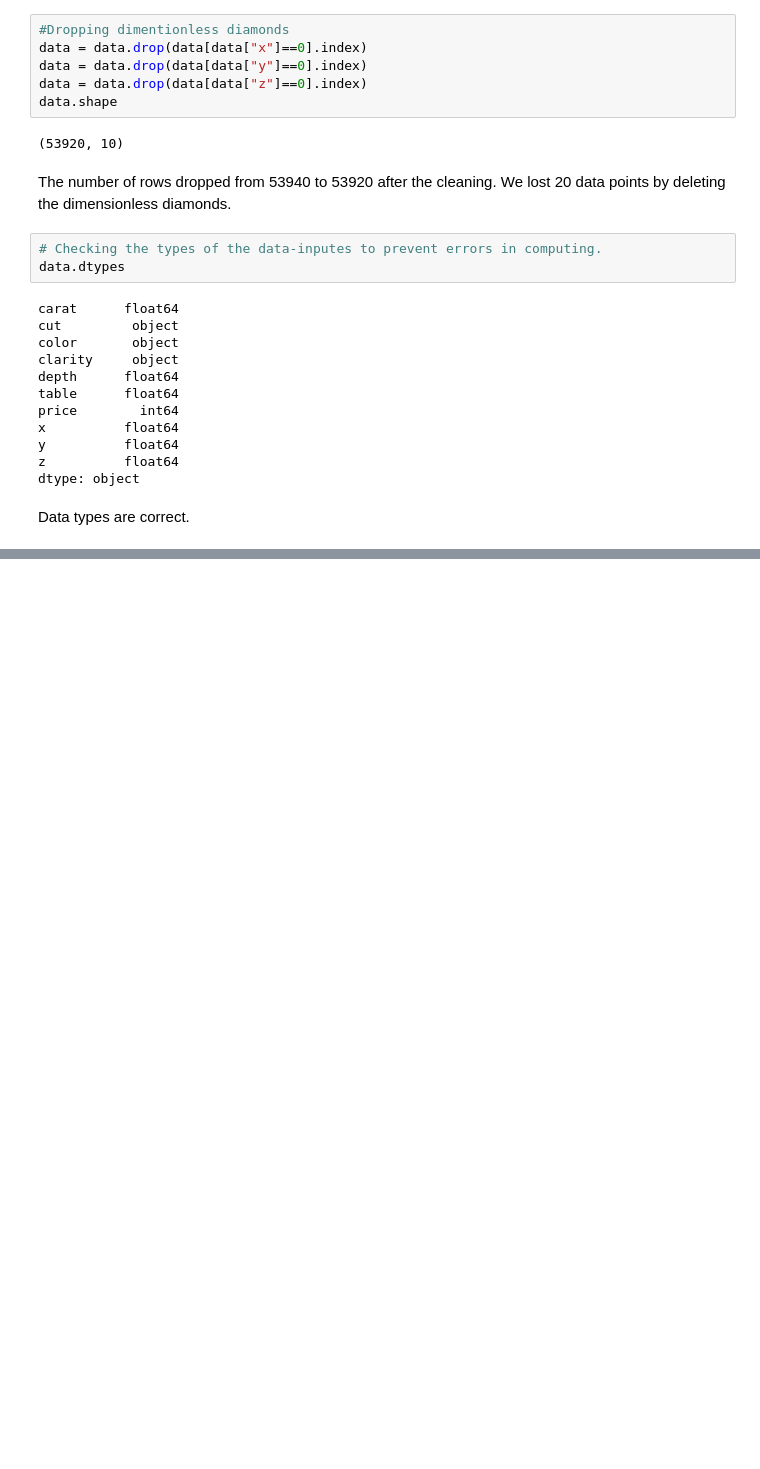
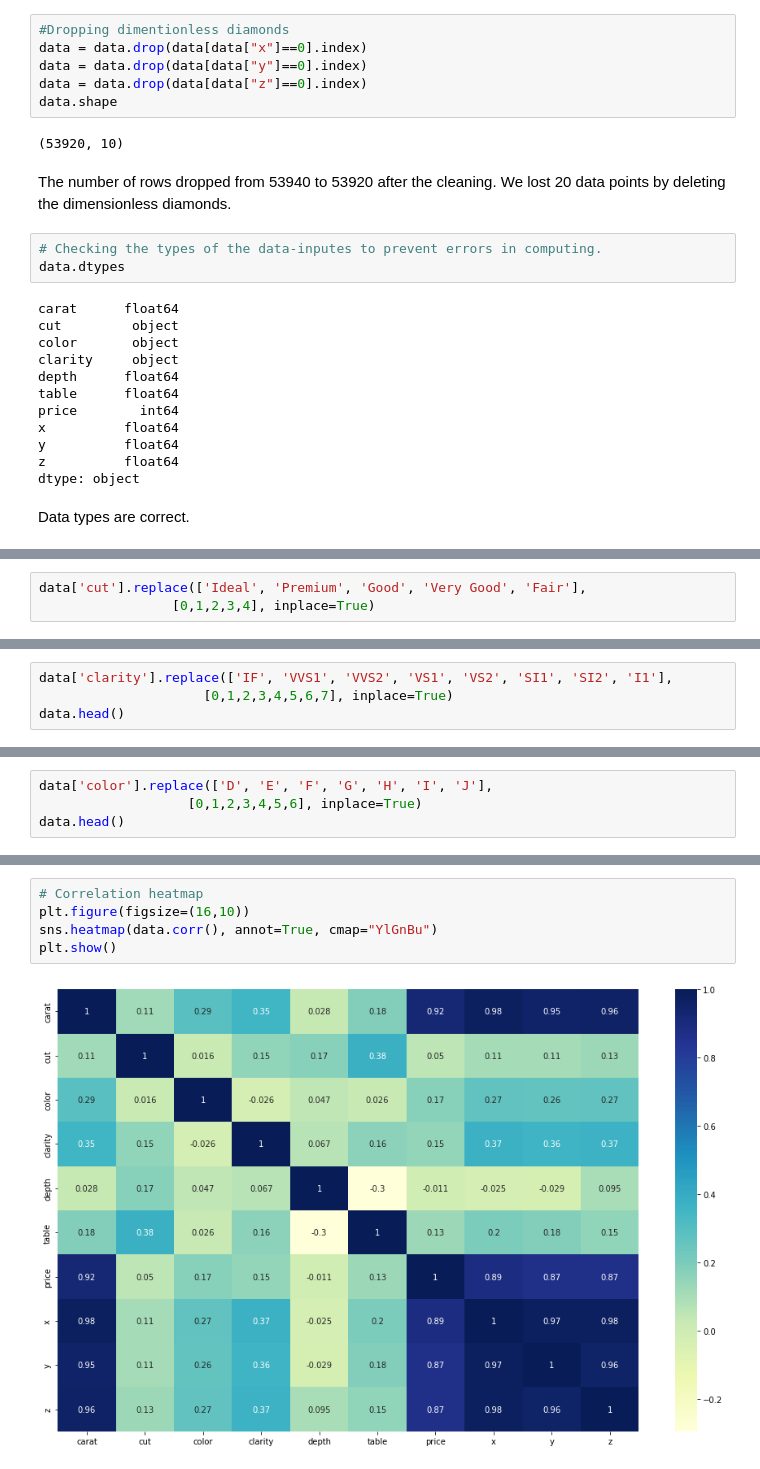
Before and after one commit to brahim0404/Diamond-Data, a Jupyter notebook: project-3.ipynb, the cells around one changed output, grey strips where cells are left out. Cells and saved outputs as stored; diff of their text form; blank space fills up the shorter version.

```diff
--- a/project-3.ipynb
+++ b/project-3.ipynb
@@ -198,0 +258,3 @@ p=sns.pairplot(data)
+# %%
+data['cut'].replace(['Ideal', 'Premium', 'Good', 'Very Good', 'Fair'],
+                 [0,1,2,3,4], inplace=True)
@@ -198,0 +270,4 @@ p=sns.pairplot(data)
+# %%
+data['clarity'].replace(['IF', 'VVS1', 'VVS2', 'VS1', 'VS2', 'SI1', 'SI2', 'I1'],
+                     [0,1,2,3,4,5,6,7], inplace=True)
+data.head()
@@ -198,0 +281,4 @@ p=sns.pairplot(data)
+# %%
+data['color'].replace(['D', 'E', 'F', 'G', 'H', 'I', 'J'],
+                   [0,1,2,3,4,5,6], inplace=True)
+data.head()
@@ -198,0 +292,7 @@ p=sns.pairplot(data)
+# %%
+# Correlation heatmap
+plt.figure(figsize=(16,10))
+sns.heatmap(data.corr(), annot=True, cmap="YlGnBu")
+plt.show()
+# %% [output]
+[figure, added]
```
Also changed, not shown: parts of 19 cells of this notebook.
